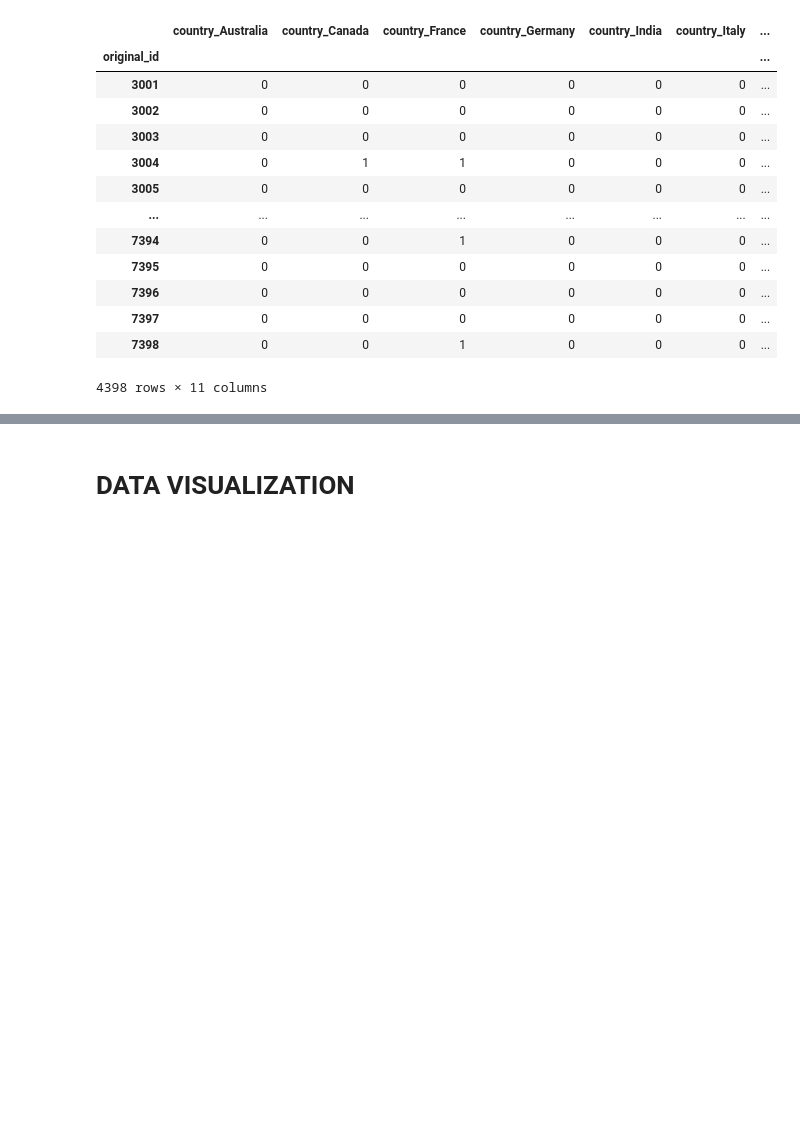
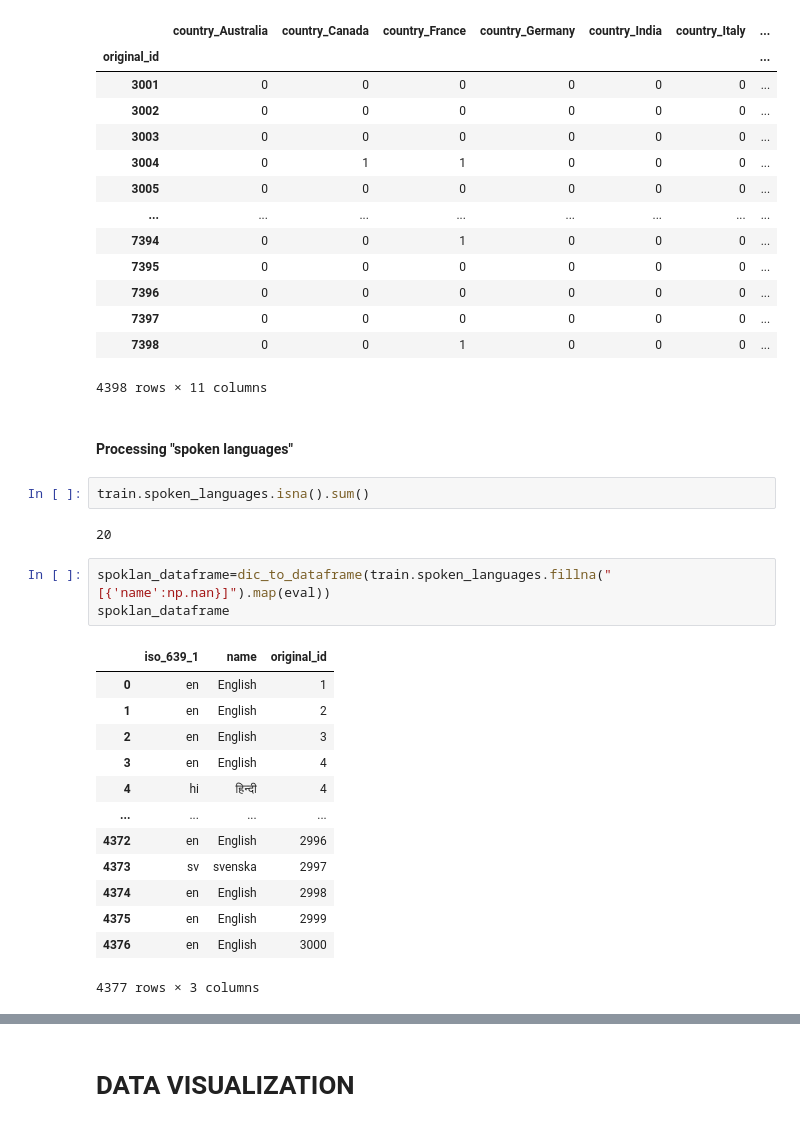
Before and after one commit to d0bando/Personal-Projects, a Jupyter notebook: Box_Office_Competition.ipynb, the cells around one changed output, grey strips where cells are left out. Cells and saved outputs as stored; diff of their text form; blank space fills up the shorter version.

```diff
--- a/Box_Office_Competition.ipynb
+++ b/Box_Office_Competition.ipynb
@@ -1229,3 +1313,26 @@ PCoun_process(test)
 | 7397 | 0 | 0 | 0 | 0 | 0 | 0 | ... |
 | 7398 | 0 | 0 | 1 | 0 | 0 | 0 | ... |
 4398 rows × 11 columns
+# %% [markdown]
+#### Processing "spoken languages"
+# %%
+train.spoken_languages.isna().sum()
+# %% [output]
+20
+# %%
+spoklan_dataframe=dic_to_dataframe(train.spoken_languages.fillna("[{'name':np.nan}]").map(eval))
+spoklan_dataframe
+# %% [output]
+|  | iso_639_1 | name | original_id |
+| 0 | en | English | 1 |
+| 1 | en | English | 2 |
+| 2 | en | English | 3 |
+| 3 | en | English | 4 |
+| 4 | hi | हिन्दी | 4 |
+| ... | ... | ... | ... |
+| 4372 | en | English | 2996 |
+| 4373 | sv | svenska | 2997 |
+| 4374 | en | English | 2998 |
+| 4375 | en | English | 2999 |
+| 4376 | en | English | 3000 |
+4377 rows × 3 columns
```
Also changed, not shown: parts of 43 cells of this notebook.
